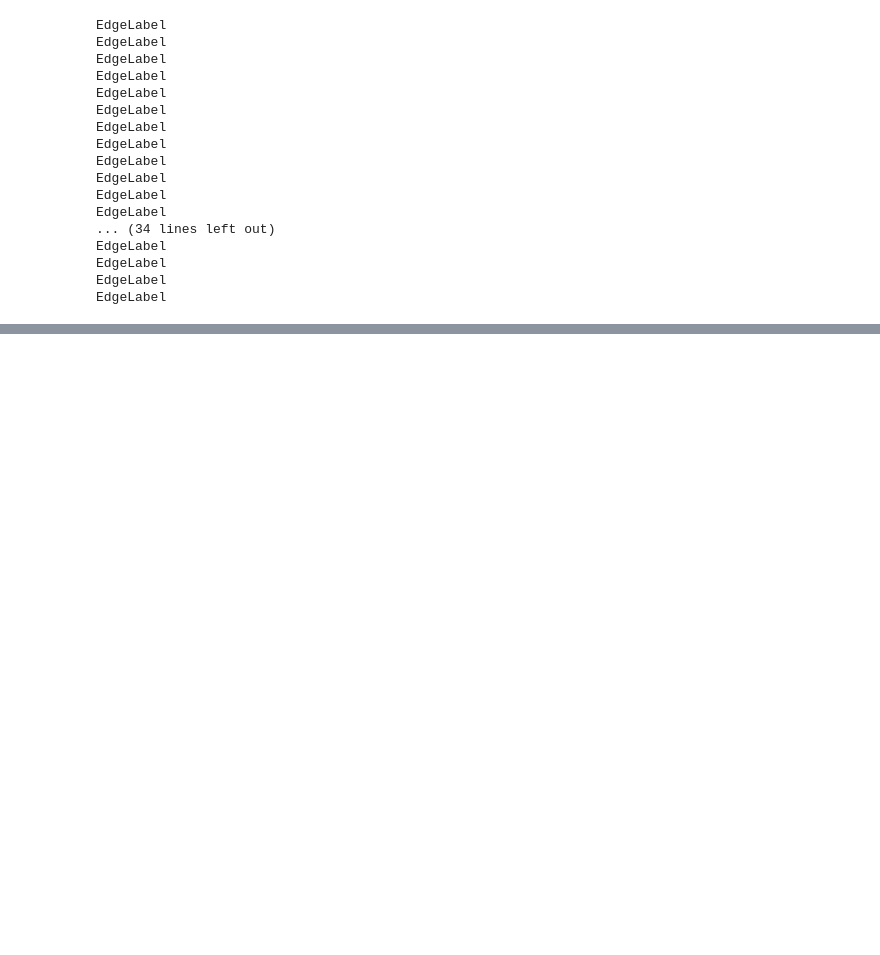
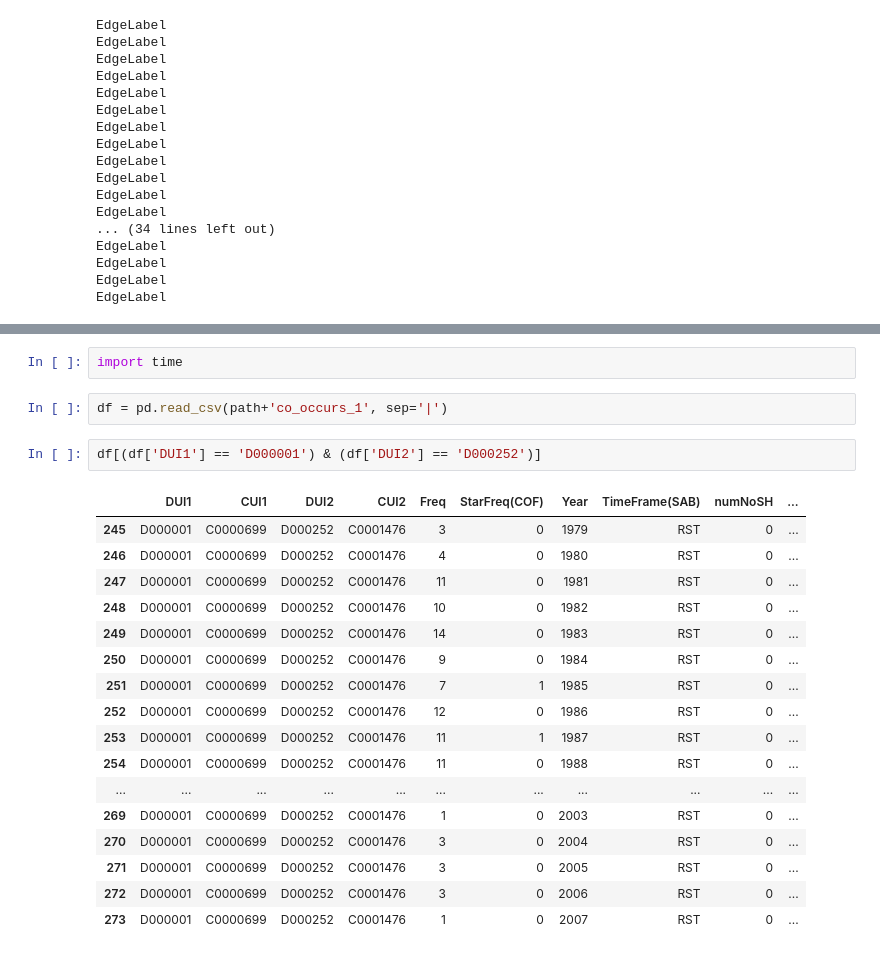
Before and after one commit to biothings/biothings_explorer_archived, a Jupyter notebook: biothings_explorer/filters/progress.ipynb, the cells around one changed output, grey strips where cells are left out. Saved outputs shown, nothing was run; the diff lists cells and outputs as text; blank space fills up the shorter version.

```diff
--- a/biothings_explorer/filters/progress.ipynb
+++ b/biothings_explorer/filters/progress.ipynb
@@ -261,0 +265,24 @@ EdgeLabel
+# %%
+import time
+# %%
+df = pd.read_csv(path+'co_occurs_1', sep='|')
+# %%
+df[(df['DUI1'] == 'D000001') & (df['DUI2'] == 'D000252')]
+# %% [output]
+|  | DUI1 | CUI1 | DUI2 | CUI2 | Freq | StarFreq(COF) | Year | TimeFrame(SAB) | numNoSH | ... |
+| 245 | D000001 | C0000699 | D000252 | C0001476 | 3 | 0 | 1979 | RST | 0 | ... |
+| 246 | D000001 | C0000699 | D000252 | C0001476 | 4 | 0 | 1980 | RST | 0 | ... |
+| 247 | D000001 | C0000699 | D000252 | C0001476 | 11 | 0 | 1981 | RST | 0 | ... |
+| 248 | D000001 | C0000699 | D000252 | C0001476 | 10 | 0 | 1982 | RST | 0 | ... |
+| 249 | D000001 | C0000699 | D000252 | C0001476 | 14 | 0 | 1983 | RST | 0 | ... |
+| 250 | D000001 | C0000699 | D000252 | C0001476 | 9 | 0 | 1984 | RST | 0 | ... |
+| 251 | D000001 | C0000699 | D000252 | C0001476 | 7 | 1 | 1985 | RST | 0 | ... |
+| 252 | D000001 | C0000699 | D000252 | C0001476 | 12 | 0 | 1986 | RST | 0 | ... |
+| 253 | D000001 | C0000699 | D000252 | C0001476 | 11 | 1 | 1987 | RST | 0 | ... |
+| 254 | D000001 | C0000699 | D000252 | C0001476 | 11 | 0 | 1988 | RST | 0 | ... |
+| ... | ... | ... | ... | ... | ... | ... | ... | ... | ... | ... |
+| 269 | D000001 | C0000699 | D000252 | C0001476 | 1 | 0 | 2003 | RST | 0 | ... |
+| 270 | D000001 | C0000699 | D000252 | C0001476 | 3 | 0 | 2004 | RST | 0 | ... |
+| 271 | D000001 | C0000699 | D000252 | C0001476 | 3 | 0 | 2005 | RST | 0 | ... |
+| 272 | D000001 | C0000699 | D000252 | C0001476 | 3 | 0 | 2006 | RST | 0 | ... |
+| 273 | D000001 | C0000699 | D000252 | C0001476 | 1 | 0 | 2007 | RST | 0 | ... |
```
Also changed, not shown: parts of 13 cells of this notebook, 2 other files.
